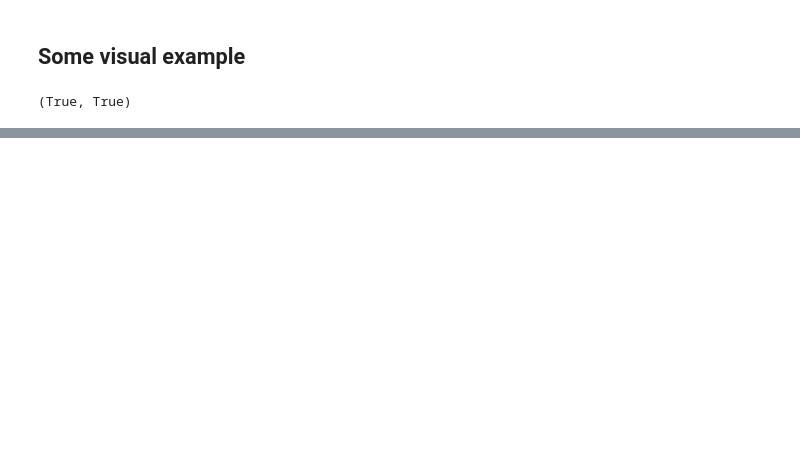
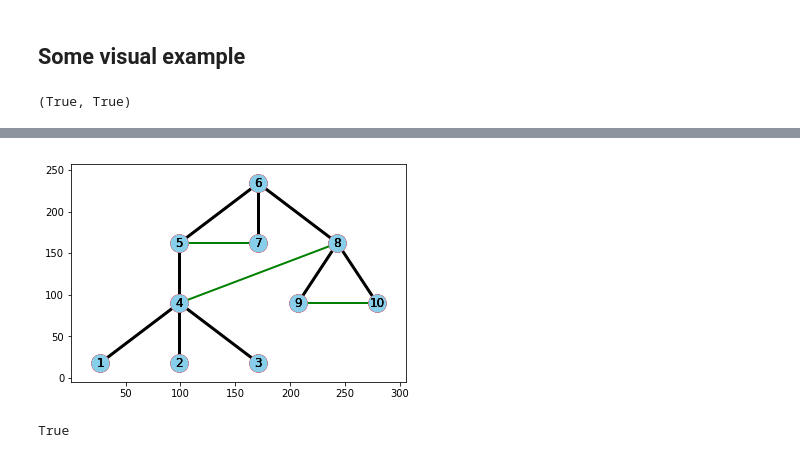
Before and after one commit to ivalearn/graphs-intro, a Jupyter notebook: build-spanning-tree.ipynb, the cells around one changed output, grey strips where cells are left out. Drawn from its saved outputs; the diff is of its cells as text; code cells hidden in the pictures; blank space fills up the shorter version.

```diff
--- a/build-spanning-tree.ipynb
+++ b/build-spanning-tree.ipynb
@@ -118,0 +108,19 @@ nx.draw_networkx(G, pos=pos, width=0, with_labels=True, node_color='skyblue')
+# %%
+def wide_spanning_tree(G, root=0, as_list=False):
+    adj = {v: list(G.adj[v]) for v in G.adj}
+    queue = deque()
+    verts = set()
+    edges = list()
+    verts.add(root)
+    queue.appendleft(root)
+    while queue:
+        v = queue.pop()
+        for w in adj[v]:
+            if w in verts:
+                continue
+            verts.add(w)
+            edges.append((v,w))
+            queue.appendleft(w)
+    if as_list:
+        return edges
+    return nx.from_edgelist(edges)
@@ -118,0 +141,15 @@ nx.draw_networkx(G, pos=pos, width=0, with_labels=True, node_color='skyblue')
+# %%
+T = wide_spanning_tree(G, root=6)
+pos = nx.nx_pydot.pydot_layout(T.to_directed(), prog='dot')
+nx.draw_networkx(G, pos=pos, width=2, edge_color='green')
+nx.draw_networkx(T, pos=pos, width=3, edge_color='black')
+nx.draw_networkx(G, pos=pos, width=0, node_color='skyblue')
+# %% [output]
+[figure, added]
+# %%
+G = make_random_graph(10, connected=True, cyclic=True)
+T = wide_spanning_tree(G)
+pos = nx.nx_pydot.pydot_layout(T.to_directed(), prog='dot')
+is_spanning_tree_of(T, G)
+# %% [output]
+True
```
Also changed, not shown: parts of 18 cells of this notebook.
